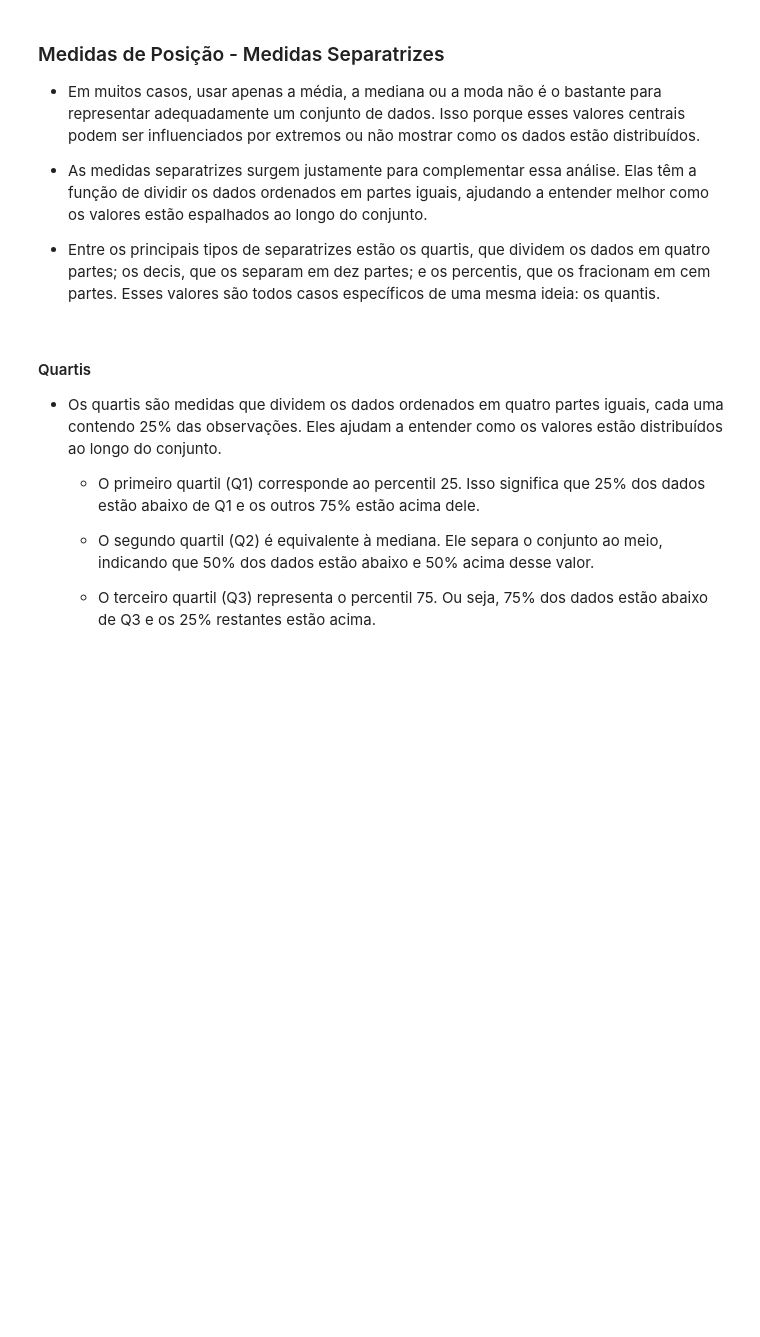
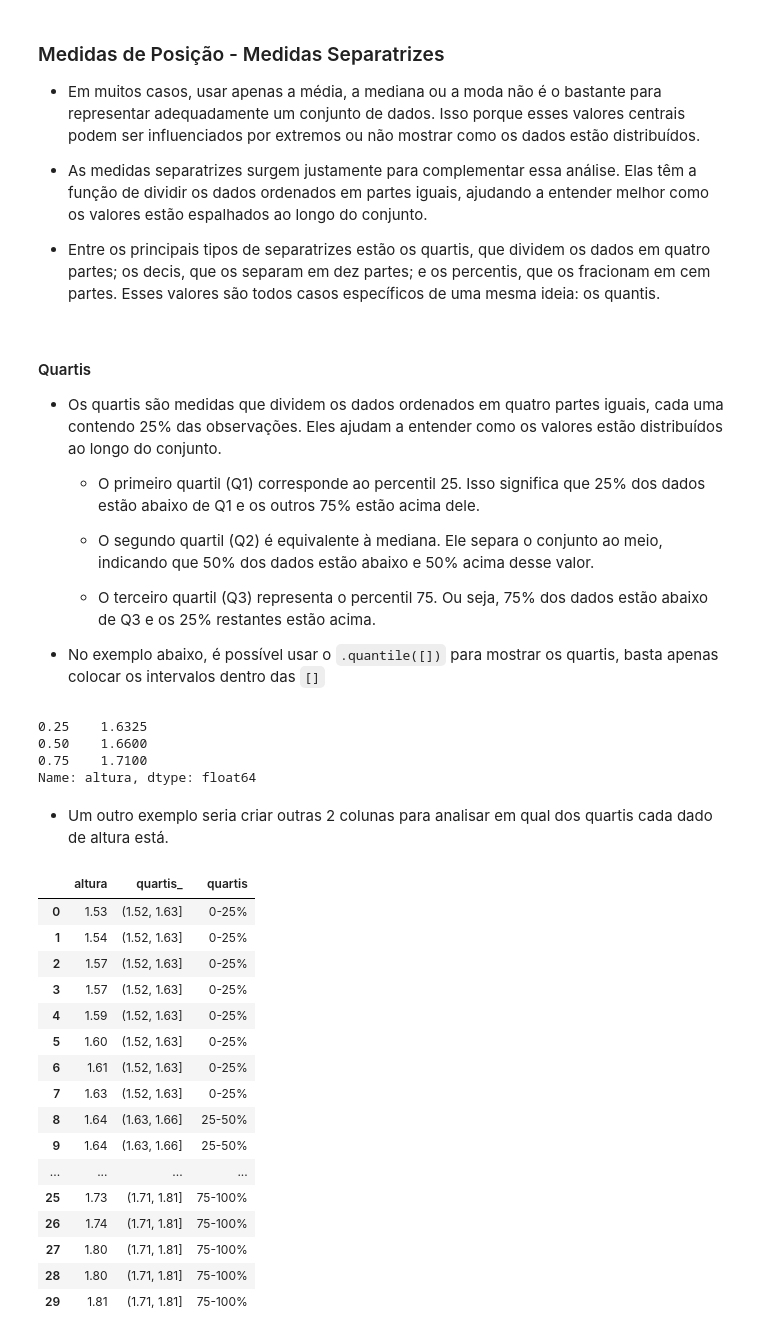
Before and after one commit to FelipeOrlandoLanzara/Data-Science, a Jupyter notebook: 3. Estatística/3.1. Estatística Descritiva/estatisitca_descritiva.ipynb, the cells around one changed output. Drawn from its saved outputs; the diff is of its cells as text; code cells hidden in the pictures; blank space fills up the shorter version.

```diff
--- a/3. Estatística/3.1. Estatística Descritiva/estatisitca_descritiva.ipynb
+++ b/3. Estatística/3.1. Estatística Descritiva/estatisitca_descritiva.ipynb
@@ -288,6 +288,48 @@ np.float64(1.66)
     - O segundo quartil (Q2) é equivalente à mediana. Ele separa o conjunto ao meio, indicando que 50% dos dados estão abaixo e 50% acima desse valor.
 
     - O terceiro quartil (Q3) representa o percentil 75. Ou seja, 75% dos dados estão abaixo de Q3 e os 25% restantes estão acima.
+
+- No exemplo abaixo, é possível usar o `.quantile([])` para mostrar os quartis, basta apenas colocar os intervalos dentro das `[]`
+# %%
+# Mostrar os quartis da coluna altura
+df['altura'].quantile([0.25, 0.50, 0.75])
+# %% [output]
+0.25    1.6325
+0.50    1.6600
+0.75    1.7100
+Name: altura, dtype: float64
+# %% [markdown]
+- Um outro exemplo seria criar outras 2 colunas para analisar em qual dos quartis cada dado de altura está.
+# %%
+df = df['altura'].sort_values().reset_index(drop=True).to_frame()
+
+df["quartis_"] = pd.qcut(df["altura"], q=4, precision=2)
+
+df["quartis"] = pd.qcut(
+    df["altura"],
+    q=4,
+    labels=["0-25%", "25-50%", "50-75%", "75-100%"]
+)
+
+df
+# %% [output]
+|  | altura | quartis_ | quartis |
+| 0 | 1.53 | (1.52, 1.63] | 0-25% |
+| 1 | 1.54 | (1.52, 1.63] | 0-25% |
+| 2 | 1.57 | (1.52, 1.63] | 0-25% |
+| 3 | 1.57 | (1.52, 1.63] | 0-25% |
+| 4 | 1.59 | (1.52, 1.63] | 0-25% |
+| 5 | 1.60 | (1.52, 1.63] | 0-25% |
+| 6 | 1.61 | (1.52, 1.63] | 0-25% |
+| 7 | 1.63 | (1.52, 1.63] | 0-25% |
+| 8 | 1.64 | (1.63, 1.66] | 25-50% |
+| 9 | 1.64 | (1.63, 1.66] | 25-50% |
+| ... | ... | ... | ... |
+| 25 | 1.73 | (1.71, 1.81] | 75-100% |
+| 26 | 1.74 | (1.71, 1.81] | 75-100% |
+| 27 | 1.80 | (1.71, 1.81] | 75-100% |
+| 28 | 1.80 | (1.71, 1.81] | 75-100% |
+| 29 | 1.81 | (1.71, 1.81] | 75-100% |
 # %% [markdown]
 #### Decis
 
```
Also changed, not shown: parts of 7 cells of this notebook, 2 other files.
